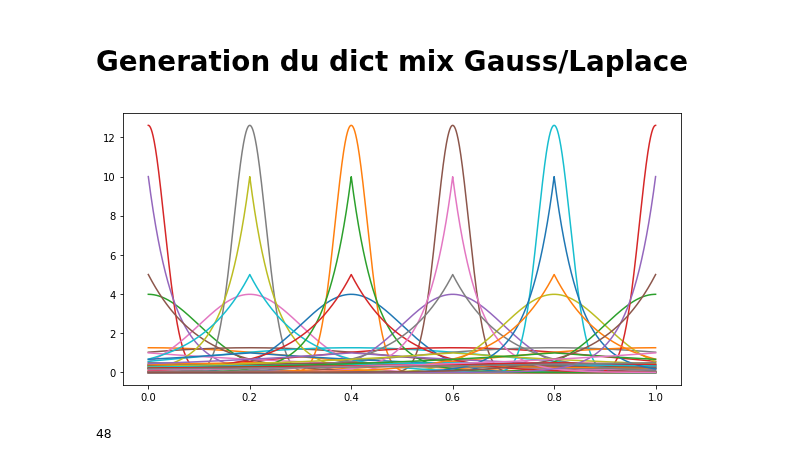
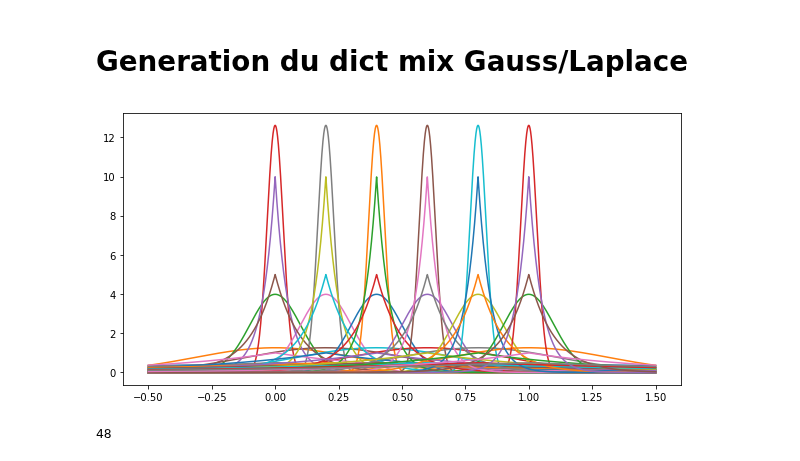
Before and after one commit to mehdisebbar/kl-aggregation, a Jupyter notebook: weight_vector_simulations_paper/weight_vector_estim_code/Generation dict Gauss-Lapl + f_star.ipynb, the cells around one changed output. Cells and saved outputs as stored; diff of their text form; code cells hidden in the pictures.

```diff
--- a/weight_vector_simulations_paper/weight_vector_estim_code/Generation dict Gauss-Lapl + f_star.ipynb
+++ b/weight_vector_simulations_paper/weight_vector_estim_code/Generation dict Gauss-Lapl + f_star.ipynb
@@ -19,29 +19,31 @@ import matplotlib.pyplot as plt
 # %%
 from scipy.stats import multivariate_normal
 from scipy.stats import laplace
 
 nodes_gauss = [0, 0.2, 0.4, 0.6, 0.8, 1]
 var_list = [1, 10**(-1), 10**(-2), 10**(-3)]
 densities = []
 for m in nodes_gauss:
     for var in var_list:
         densities.append(multivariate_normal(m, var))
 scales =[0.05, 0.1, 0.5, 1]
 nodes_lapl = [0, 0.2, 0.4, 0.6, 0.8, 1]
 
 for m in nodes_lapl:
     for scale in scales:
         densities.append(laplace(loc=m, scale=scale))
 
-x = np.linspace(0,1,10000)
+x = np.linspace(-0.5,1.5,10000)
 
 fig1, ax1 = plt.subplots(figsize=(10,5))
 for d in densities:
     plt.plot(x, d.pdf(x))
+#ax1.set_yscale('log')
+
 plt.legend(loc='upper right')
 plt.savefig("../../phd-thesis/TeX_files/lapl_gauss_dict.png", dpi=300, transparent=True, bbox_inches='tight', pad_inches=0)
 # %% [output]
-[figure, old version]
+[figure, new version]
 # %%
 len(densities)
 # %% [output]
```
Also changed, not shown: 6 other files.
